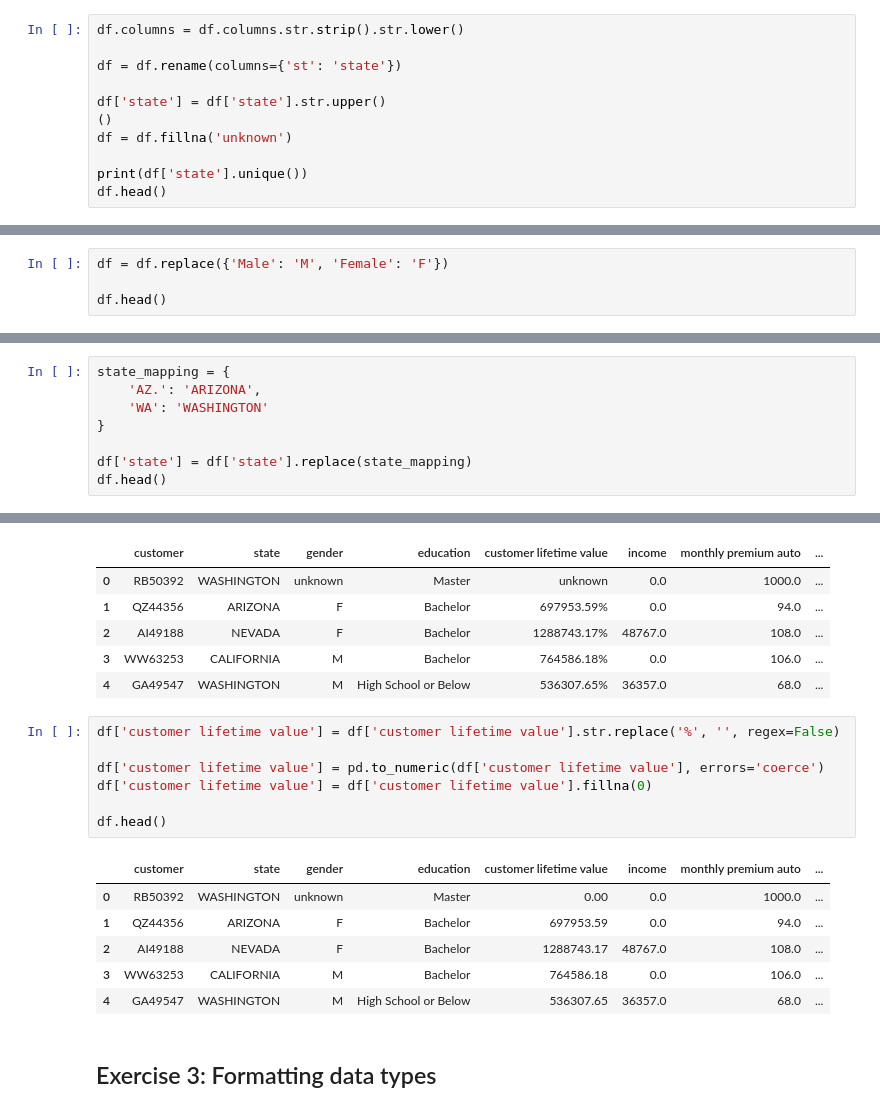
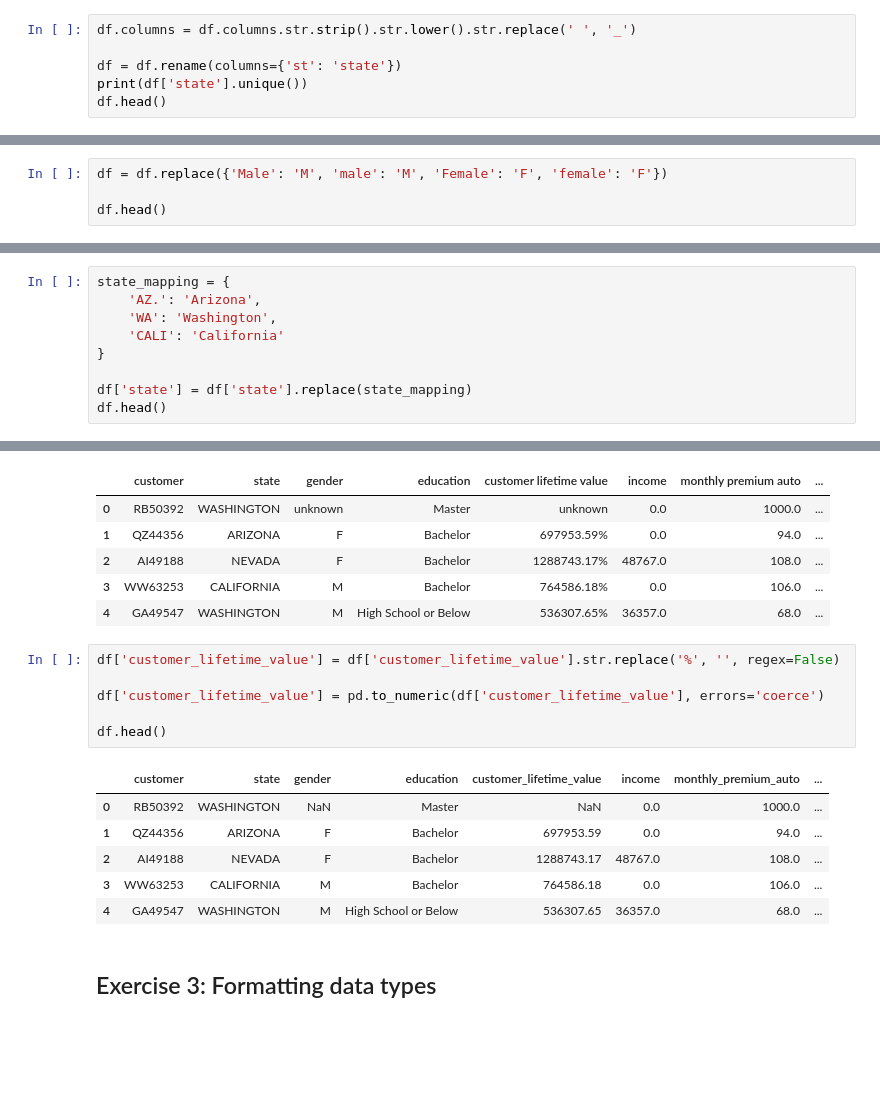
Before and after one commit to nailaikhenazenni-afk/lab-dw-data-cleaning-and-formatting, a Jupyter notebook: lab-dw-data-cleaning-and-formatting.ipynb, the cells around one changed output, grey strips where cells are left out. Cells and saved outputs as stored; diff of their text form; blank space fills up the shorter version.

```diff
--- a/lab-dw-data-cleaning-and-formatting.ipynb
+++ b/lab-dw-data-cleaning-and-formatting.ipynb
@@ -27,14 +27,9 @@ df.head()
 | 3 | WW63253 | California | M | Bachelor | 764586.18% | 0.0 | 106.0 | ... |
 | 4 | GA49547 | Washington | M | High School or Below | 536307.65% | 36357.0 | 68.0 | ... |
 # %%
-df.columns = df.columns.str.strip().str.lower()
+df.columns = df.columns.str.strip().str.lower().str.replace(' ', '_')
 
 df = df.rename(columns={'st': 'state'})
-
-df['state'] = df['state'].str.upper()
-()
-df = df.fillna('unknown')
-
 print(df['state'].unique())
 df.head()
 # %% [output]
@@ -64,5 +64,5 @@ Note that this exercise will focus only on cleaning inconsistent values and will
 # %%
-df = df.replace({'Male': 'M', 'Female': 'F'})
+df = df.replace({'Male': 'M', 'male': 'M', 'Female': 'F', 'female': 'F'})
 
 df.head()
 # %% [output]
@@ -91,7 +90,8 @@ print(inspection_list.to_string())
 # %%
 state_mapping = {
-    'AZ.': 'ARIZONA',
-    'WA': 'WASHINGTON'
+    'AZ.': 'Arizona',
+    'WA': 'Washington',
+    'CALI': 'California'
 }
 
 df['state'] = df['state'].replace(state_mapping)
@@ -117,15 +117,14 @@ df.head()
 | 3 | WW63253 | CALIFORNIA | M | Bachelor | 764586.18% | 0.0 | 106.0 | ... |
 | 4 | GA49547 | WASHINGTON | M | High School or Below | 536307.65% | 36357.0 | 68.0 | ... |
 # %%
-df['customer lifetime value'] = df['customer lifetime value'].str.replace('%', '', regex=False)
+df['customer_lifetime_value'] = df['customer_lifetime_value'].str.replace('%', '', regex=False)
 
-df['customer lifetime value'] = pd.to_numeric(df['customer lifetime value'], errors='coerce')
-df['customer lifetime value'] = df['customer lifetime value'].fillna(0)
+df['customer_lifetime_value'] = pd.to_numeric(df['customer_lifetime_value'], errors='coerce')
 
 df.head()
 # %% [output]
-|  | customer | state | gender | education | customer lifetime value | income | monthly premium auto | ... |
-| 0 | RB50392 | WASHINGTON | unknown | Master | 0.00 | 0.0 | 1000.0 | ... |
+|  | customer | state | gender | education | customer_lifetime_value | income | monthly_premium_auto | ... |
+| 0 | RB50392 | WASHINGTON | NaN | Master | NaN | 0.0 | 1000.0 | ... |
 | 1 | QZ44356 | ARIZONA | F | Bachelor | 697953.59 | 0.0 | 94.0 | ... |
 | 2 | AI49188 | NEVADA | F | Bachelor | 1288743.17 | 48767.0 | 108.0 | ... |
 | 3 | WW63253 | CALIFORNIA | M | Bachelor | 764586.18 | 0.0 | 106.0 | ... |
```
Also changed, not shown: parts of 14 cells of this notebook.
